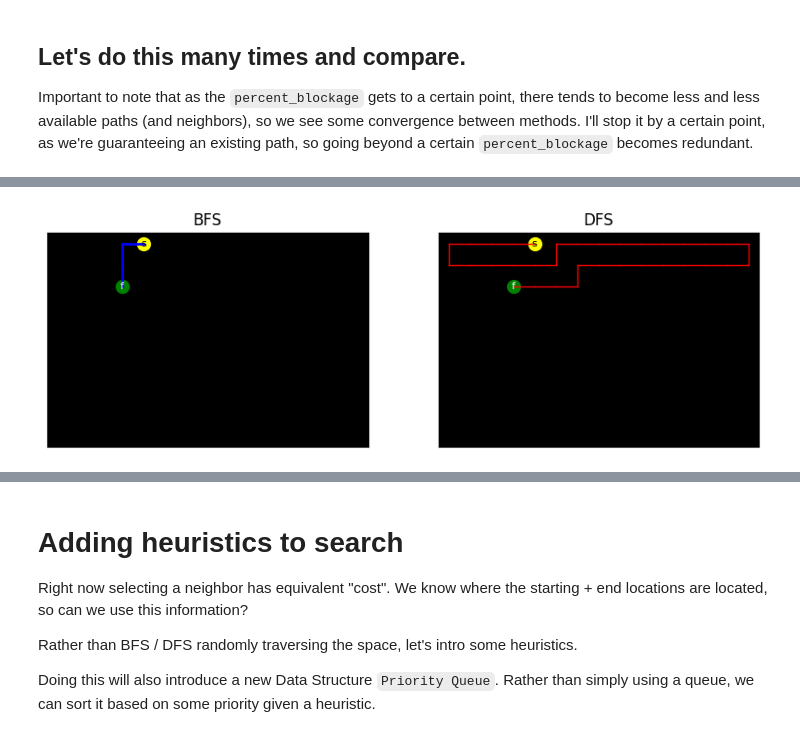
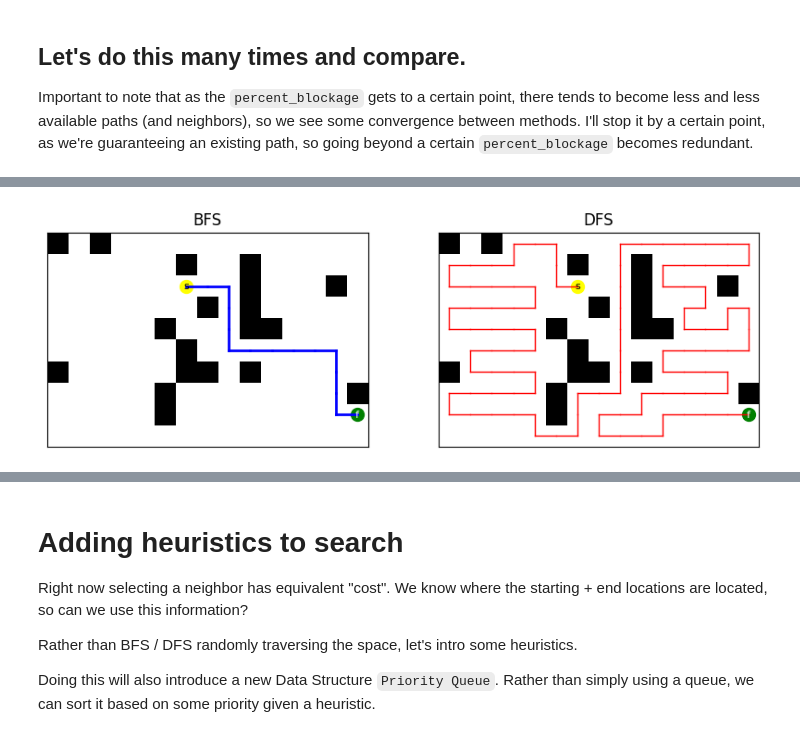
Before and after one commit to petersim1/pathfinding, a Jupyter notebook: exploration.ipynb, the cells around one changed output, grey strips where cells are left out. Drawn from its saved outputs; the diff is of its cells as text; code cells hidden in the pictures.

Commit message:
add new grid generator, add maze

```diff
--- a/exploration.ipynb
+++ b/exploration.ipynb
@@ -118,7 +142,7 @@ Important to note that as the `percent_blockage` gets to a certain point, there
 n = 1_000
 
 datas = []
-percent_blockages = [0, 0.1, 0.2, 0.3, 0.4, 0.5, 0.6]
+percent_blockages = [0.2, 0.4, 0.6]
 
 graph = Graph(rows=10, cols=15)
 
@@ -151,33 +175,66 @@ for variant in [0,1,2]:
 
     datas.append(data)
 
-for percent in percent_blockages:
-    data = {
-        "percent": percent,
-        "type": "random",
-        "bfs": {"time": 0, "iterations": 0, "length": 0},
-        "dfs": {"time": 0, "iterations": 0, "length": 0},
-    }
-    for i in range(n):
-        graph.generate_grid(grid_type="random", percent_blocked=percent)
-        bfs_path, bfs_complexity = graph.search(bfs)
-        dfs_path, dfs_complexity = graph.search(dfs)
+# Random grids with varying percent blockages
+for grid_type in ["random", "random-1"]:
+    for percent in percent_blockages:
+        data = {
+            "percent": percent,
+            "type": "random",
+            "bfs": {"time": 0, "iterations": 0, "length": 0},
+            "dfs": {"time": 0, "iterations": 0, "length": 0},
+        }
+        for i in range(n):
+            graph.generate_grid(grid_type=grid_type, percent_blocked=percent)
+            bfs_path, bfs_complexity = graph.search(bfs)
+            dfs_path, dfs_complexity = graph.search(dfs)
 
-        data["bfs"]["time"] = (data["bfs"]["time"] * i + bfs_complexity["time"]) / (i + 1)
-        data["bfs"]["iterations"] = (data["bfs"]["iterations"] * i + bfs_complexity["iterations"]) / (i + 1)
-        data["bfs"]["length"] = (data["bfs"]["length"] * i + bfs_complexity["length"]) / (i + 1)
+            data["bfs"]["time"] = (data["bfs"]["time"] * i + bfs_complexity["time"]) / (i + 1)
+            data["bfs"]["iterations"] = (data["bfs"]["iterations"] * i + bfs_complexity["iterations"]) / (i + 1)
+            data["bfs"]["length"] = (data["bfs"]["length"] * i + bfs_complexity["length"]) / (i + 1)
 
-        data["dfs"]["time"] = (data["dfs"]["time"] * i + dfs_complexity["time"]) / (i + 1)
-        data["dfs"]["iterations"] = (data["dfs"]["iterations"] * i + dfs_complexity["iterations"]) / (i + 1)
-        data["dfs"]["length"] = (data["dfs"]["length"] * i + dfs_complexity["length"]) / (i + 1)
+            data["dfs"]["time"] = (data["dfs"]["time"] * i + dfs_complexity["time"]) / (i + 1)
+            data["dfs"]["iterations"] = (data["dfs"]["iterations"] * i + dfs_complexity["iterations"]) / (i + 1)
+            data["dfs"]["length"] = (data["dfs"]["length"] * i + dfs_complexity["length"]) / (i + 1)
 
-    _, axes = plt.subplots(ncols=2, nrows=1, figsize=(10,3))
+        _, axes = plt.subplots(ncols=2, nrows=1, figsize=(10,3))
 
-    plot_grid(graph.p_start, graph.p_end, graph.grid, axes)
-    plot_path(axes[0], bfs_path, c='blue',label='BFS', linewidth=2)
-    plot_path(axes[1], dfs_path, c='red',label='DFS', linewidth=1)
+        plot_grid(graph.p_start, graph.p_end, graph.grid, axes)
+        plot_path(axes[0], bfs_path, c='blue',label='BFS', linewidth=2)
+        plot_path(axes[1], dfs_path, c='red',label='DFS', linewidth=1)
 
-    plt.show()
+        plt.show()
 
-    datas.append(data)
+        datas.append(data)
+
+# Maze grids
+data = {
+    "percent": 0,
+    "type": "maze",
+    "bfs": {"time": 0, "iterations": 0, "length": 0},
+    "dfs": {"time": 0, "iterations": 0, "length": 0},
+}
+for i in range(n):
+    graph.generate_grid(grid_type="maze")
+    bfs_path, bfs_complexity = graph.search(bfs)
+    dfs_path, dfs_complexity = graph.search(dfs)
+
+    if bfs_complexity["time"] is None: continue
+
+    data["bfs"]["time"] = (data["bfs"]["time"] * i + bfs_complexity["time"]) / (i + 1)
+    data["bfs"]["iterations"] = (data["bfs"]["iterations"] * i + bfs_complexity["iterations"]) / (i + 1)
+    data["bfs"]["length"] = (data["bfs"]["length"] * i + bfs_complexity["length"]) / (i + 1)
+
+    data["dfs"]["time"] = (data["dfs"]["time"] * i + dfs_complexity["time"]) / (i + 1)
+    data["dfs"]["iterations"] = (data["dfs"]["iterations"] * i + dfs_complexity["iterations"]) / (i + 1)
+    data["dfs"]["length"] = (data["dfs"]["length"] * i + dfs_complexity["length"]) / (i + 1)
+_, axes = plt.subplots(ncols=2, nrows=1, figsize=(10,3))
+
+plot_grid(graph.p_start, graph.p_end, graph.grid, axes)
+plot_path(axes[0], bfs_path, c='blue',label='BFS', linewidth=2)
+plot_path(axes[1], dfs_path, c='red',label='DFS', linewidth=1)
+
+plt.show()
+
+datas.append(data)
 # %% [output]
@@ -187 +244 @@ for percent in percent_blockages:
-[figure, old version]
+[figure, new version]
```
Also changed, not shown: parts of 22 cells of this notebook, 3 other files.
